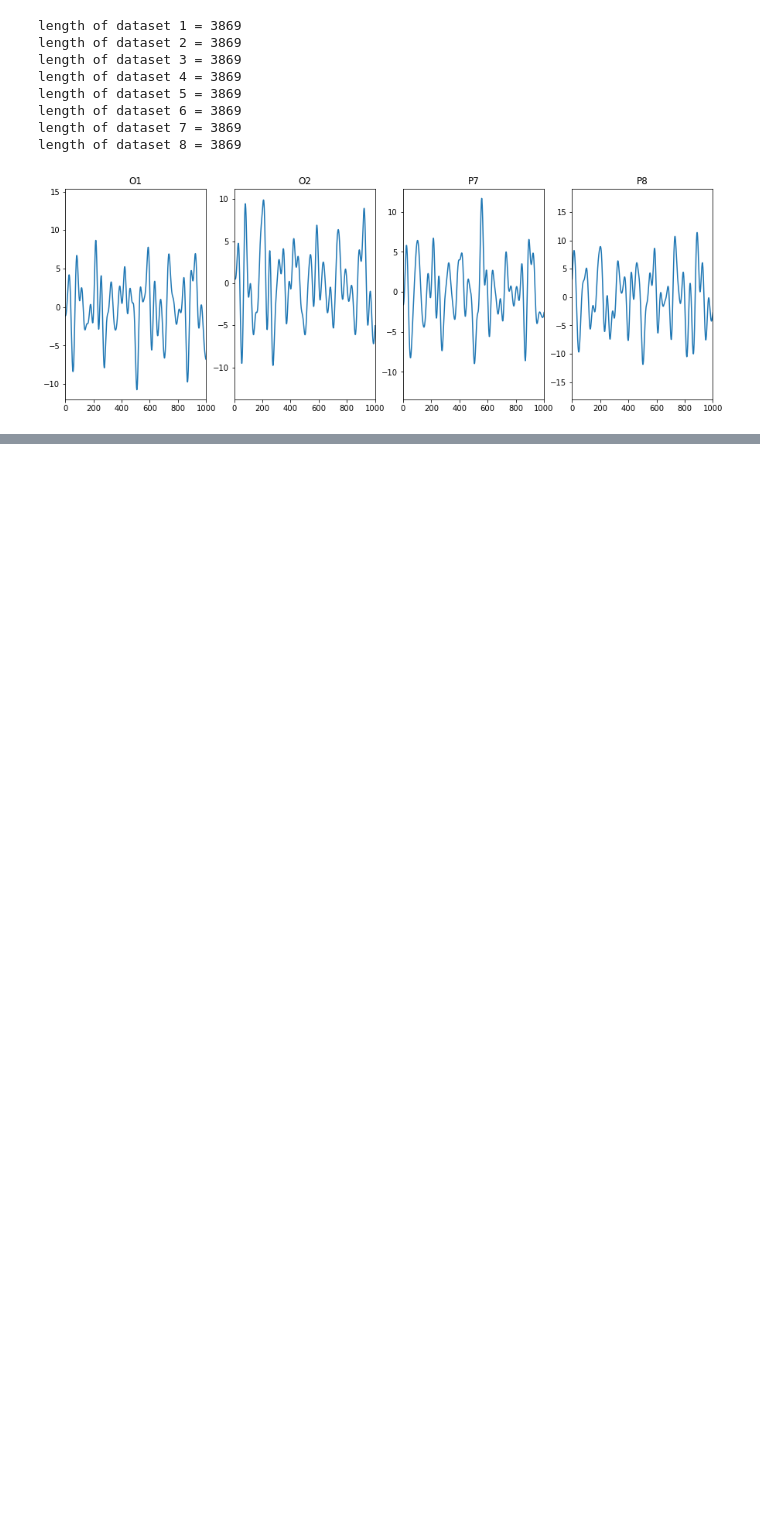
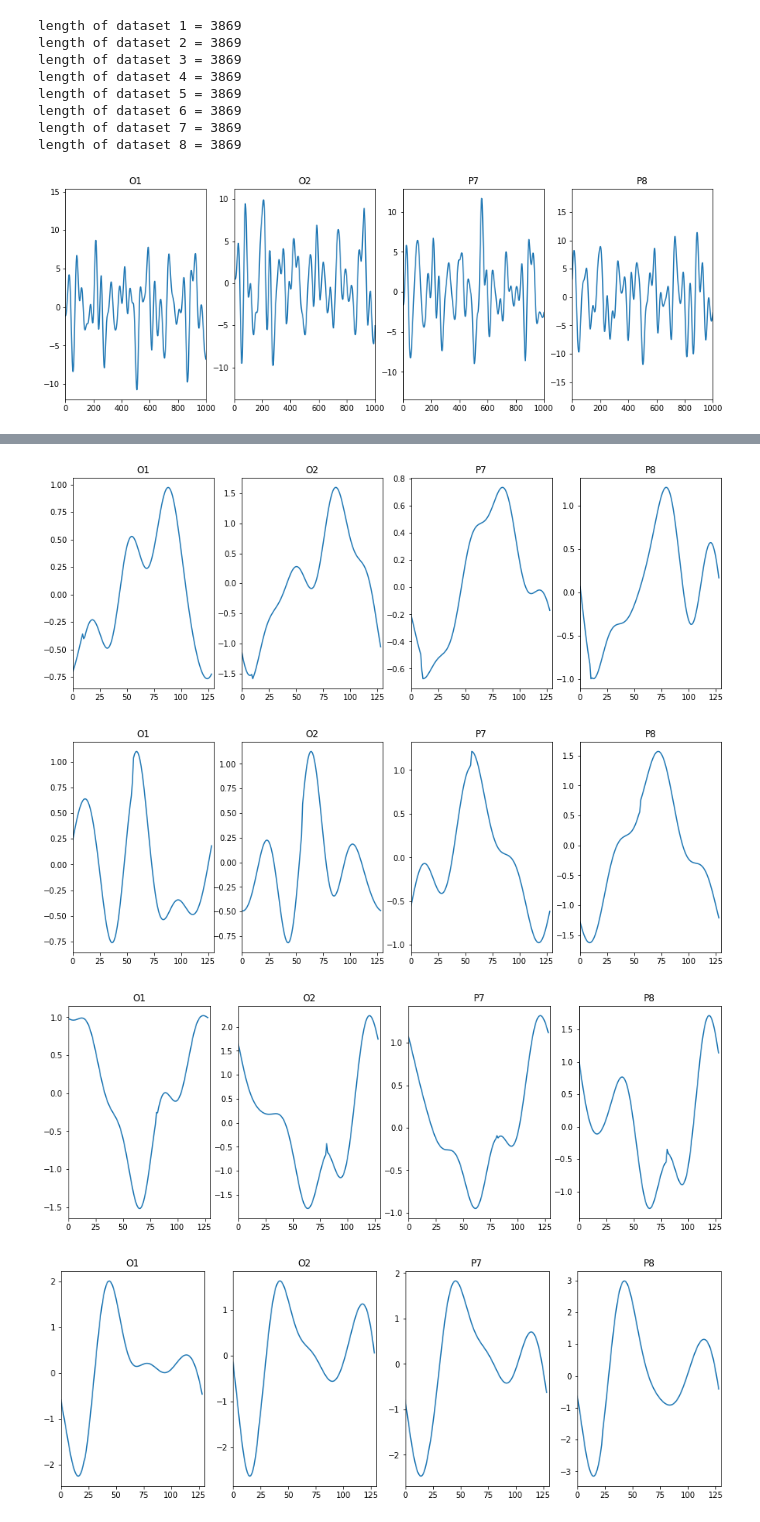
Before and after one commit to PeZeqo/capstone_pokemon_bci, a Jupyter notebook: plot_averages.ipynb, the cells around one changed output, grey strips where cells are left out. Cells and saved outputs as stored; diff of their text form; code cells hidden in the pictures; blank space fills up the shorter version.

Commit message:
show plots

```diff
--- a/plot_averages.ipynb
+++ b/plot_averages.ipynb
@@ -100,6 +100,11 @@ for template in templates:
 
     averages_all_targets.append(pd.DataFrame(data=averages_for_target))
 # %%
-plot_time(averages_all_targets[0], xlim=130)
+for sig in averages_all_targets:
+    plot_time(sig, xlim=130)
 # %% [output]
 [figure]
+[figure, added]
+[figure, added]
+[figure, added]
+[figure, added]
```
Also changed, not shown: parts of 3 cells of this notebook.
